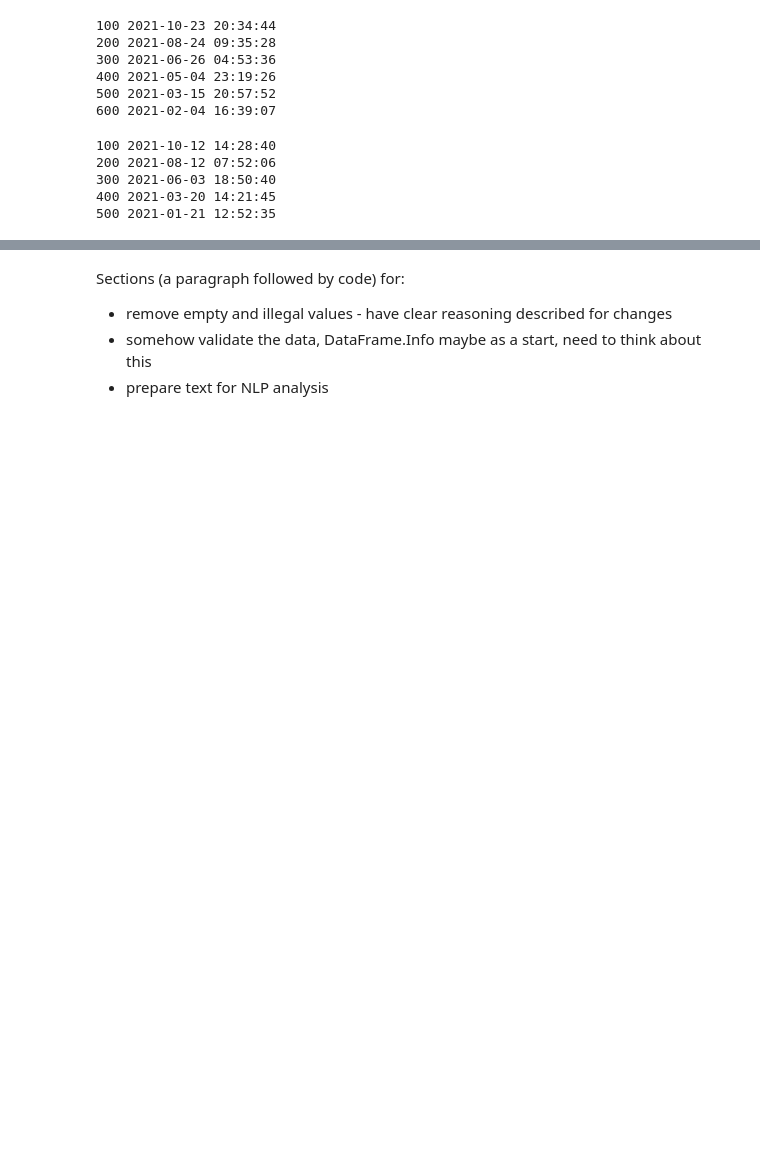
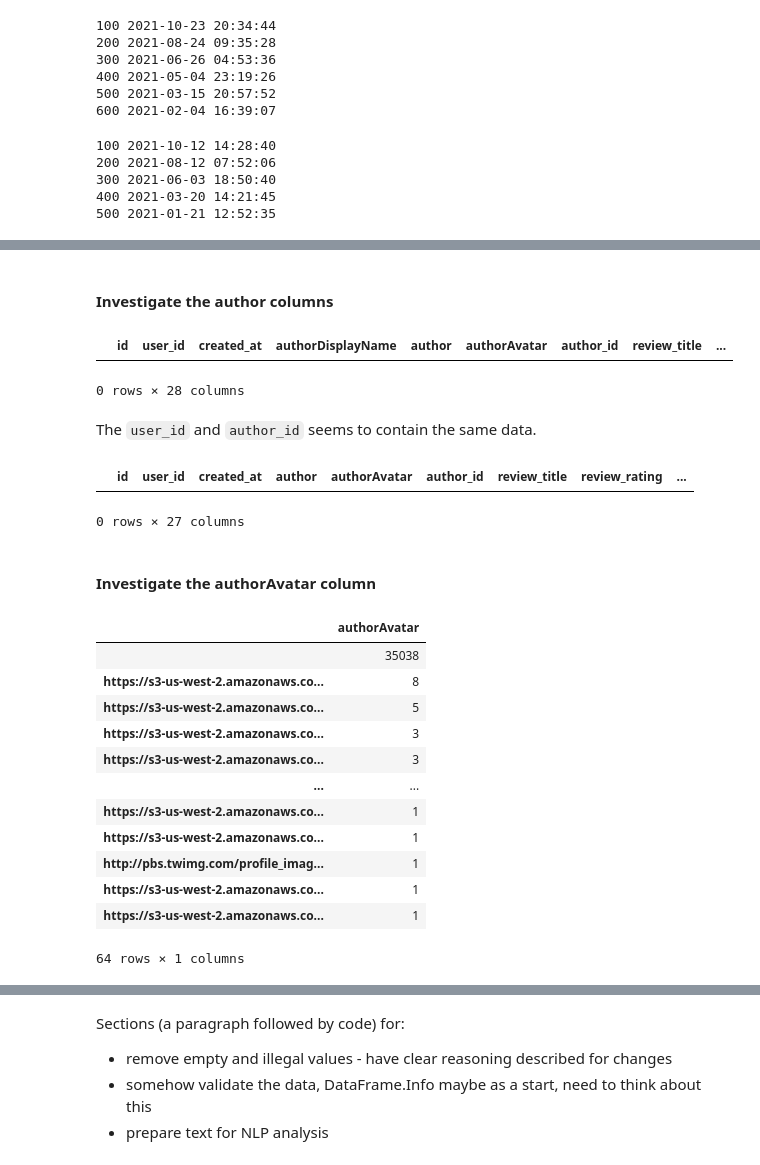
Before and after one commit to JohnnyFoulds/dsm020-2021-oct, a Jupyter notebook: coursework_01/cw.ipynb, the cells around one changed output, grey strips where cells are left out. Cells and saved outputs as stored; diff of their text form; code cells hidden in the pictures; blank space fills up the shorter version.

```diff
--- a/coursework_01/cw.ipynb
+++ b/coursework_01/cw.ipynb
@@ -242,0 +309,39 @@ cell_c_reviews = pd.read_parquet('https://github.com/JohnnyFoulds/dsm020-2021-oc
+# %% [markdown]
+#### Investigate the author columns
+# %%
+df_reviews.query('authorDisplayName != author')
+# %% [output]
+|  | id | user_id | created_at | authorDisplayName | author | authorAvatar | author_id | review_title | ... |
+0 rows × 28 columns
+# %%
+# drop the authorDisplayName column as it is redundant
+df_reviews.drop('authorDisplayName', inplace=True, axis=1)
+# %% [markdown]
+The `user_id` and `author_id` seems to contain the same data.
+# %%
+df_reviews.query('user_id != author_id')
+# %% [output]
+|  | id | user_id | created_at | author | authorAvatar | author_id | review_title | review_rating | ... |
+0 rows × 27 columns
+# %%
+df_reviews.drop('user_id', inplace=True, axis=1)
+# %% [markdown]
+#### Investigate the authorAvatar column
+# %%
+# a simple test is to look for the number of distinct values
+authorAvatar_summary = df_reviews.authorAvatar.value_counts().to_frame()
+authorAvatar_summary
+# %% [output]
+|  | authorAvatar |
+|  | 35038 |
+| https://s3-us-west-2.amazonaws.co... | 8 |
+| https://s3-us-west-2.amazonaws.co... | 5 |
+| https://s3-us-west-2.amazonaws.co... | 3 |
+| https://s3-us-west-2.amazonaws.co... | 3 |
+| ... | ... |
+| https://s3-us-west-2.amazonaws.co... | 1 |
+| https://s3-us-west-2.amazonaws.co... | 1 |
+| http://pbs.twimg.com/profile_imag... | 1 |
+| https://s3-us-west-2.amazonaws.co... | 1 |
+| https://s3-us-west-2.amazonaws.co... | 1 |
+64 rows × 1 columns
```
Also changed, not shown: parts of 48 cells of this notebook, 1 other file.
